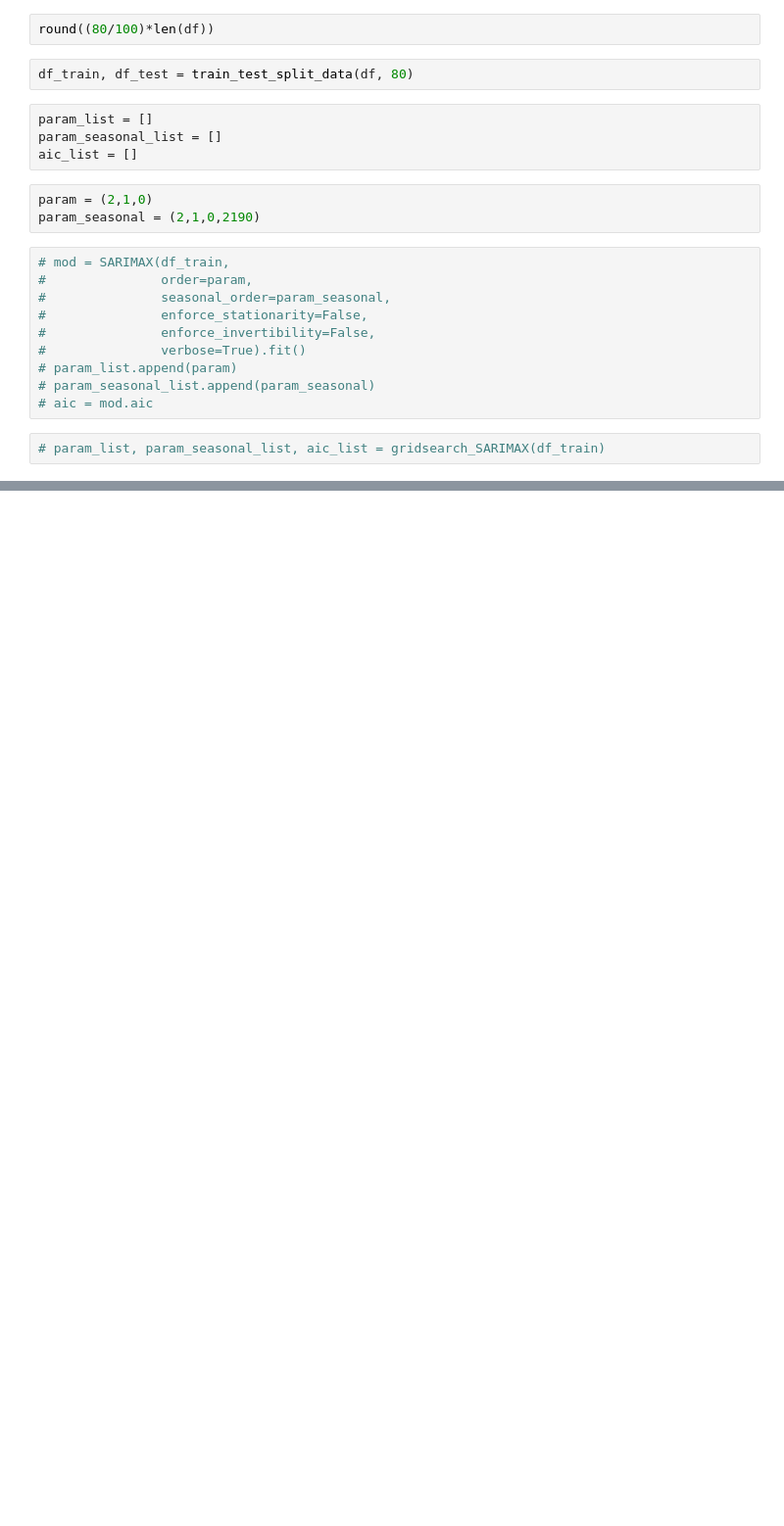
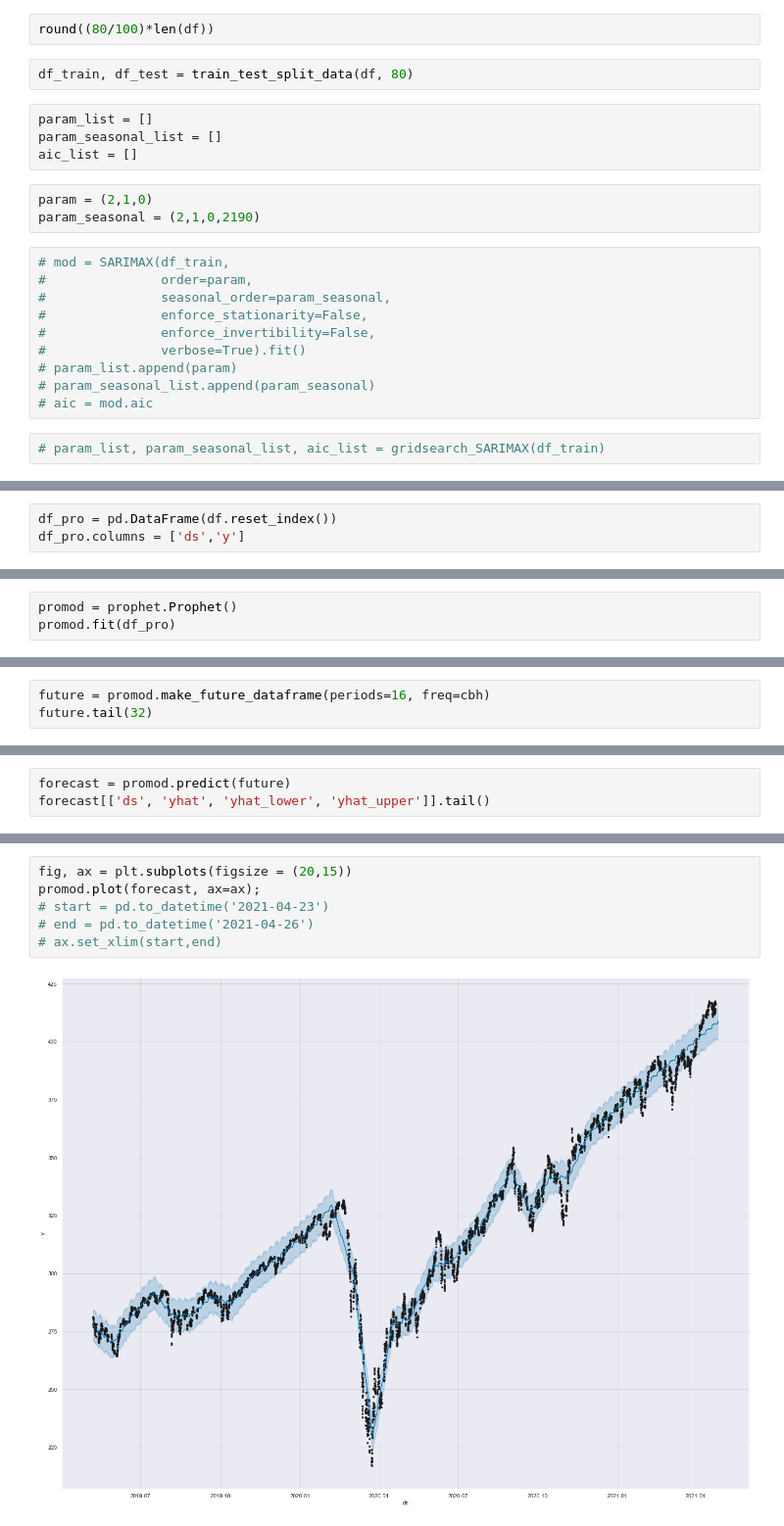
Before and after one commit to eggrollofchaos/i_spy_etf_price_predictions, a Jupyter notebook: code/spy_eda.ipynb, the cells around one changed output, grey strips where cells are left out. Shown at 98% size. Cells and saved outputs as stored; diff of their text form; blank space fills up the shorter version.

```diff
--- a/code/spy_eda.ipynb
+++ b/code/spy_eda.ipynb
@@ -296,0 +305,3 @@ pya.auto_arima(df.dropna(), seasonal=True, m=2190).summary()
+# %%
+df_pro = pd.DataFrame(df.reset_index())
+df_pro.columns = ['ds','y']
@@ -296,0 +324,3 @@ pya.auto_arima(df.dropna(), seasonal=True, m=2190).summary()
+# %%
+promod = prophet.Prophet()
+promod.fit(df_pro)
@@ -296,0 +330,3 @@ pya.auto_arima(df.dropna(), seasonal=True, m=2190).summary()
+# %%
+future = promod.make_future_dataframe(periods=16, freq=cbh)
+future.tail(32)
@@ -296,0 +351,3 @@ pya.auto_arima(df.dropna(), seasonal=True, m=2190).summary()
+# %%
+forecast = promod.predict(future)
+forecast[['ds', 'yhat', 'yhat_lower', 'yhat_upper']].tail()
@@ -296,0 +401,8 @@ pya.auto_arima(df.dropna(), seasonal=True, m=2190).summary()
+# %%
+fig, ax = plt.subplots(figsize = (20,15))
+promod.plot(forecast, ax=ax);
+# start = pd.to_datetime('2021-04-23')
+# end = pd.to_datetime('2021-04-26')
+# ax.set_xlim(start,end)
+# %% [output]
+[figure, added]
```
Also changed, not shown: parts of 14 cells of this notebook.
